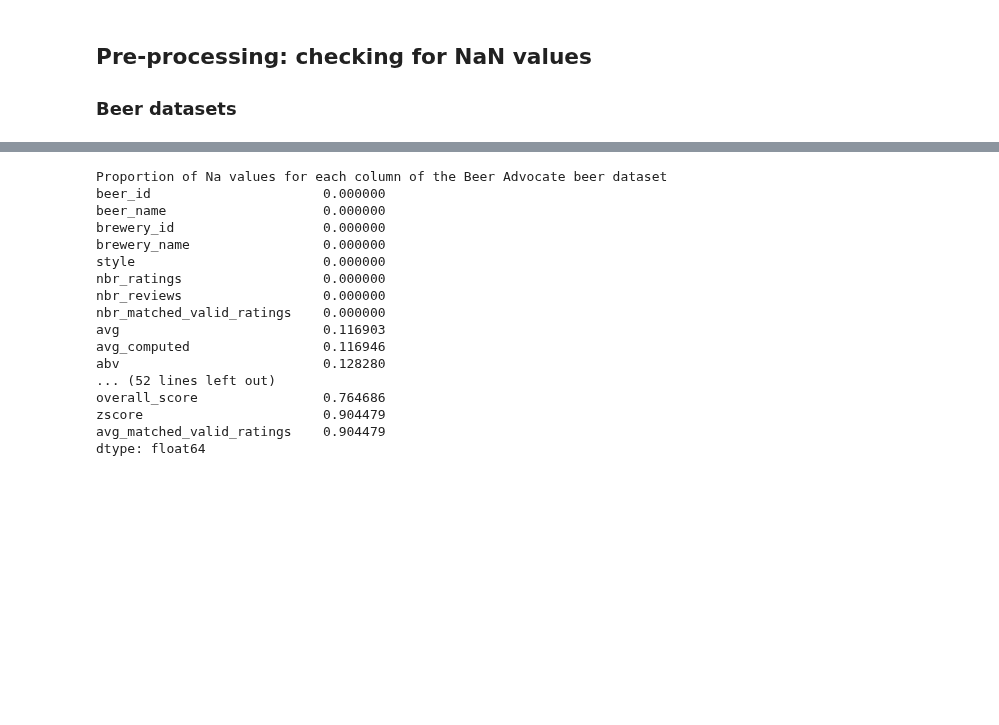
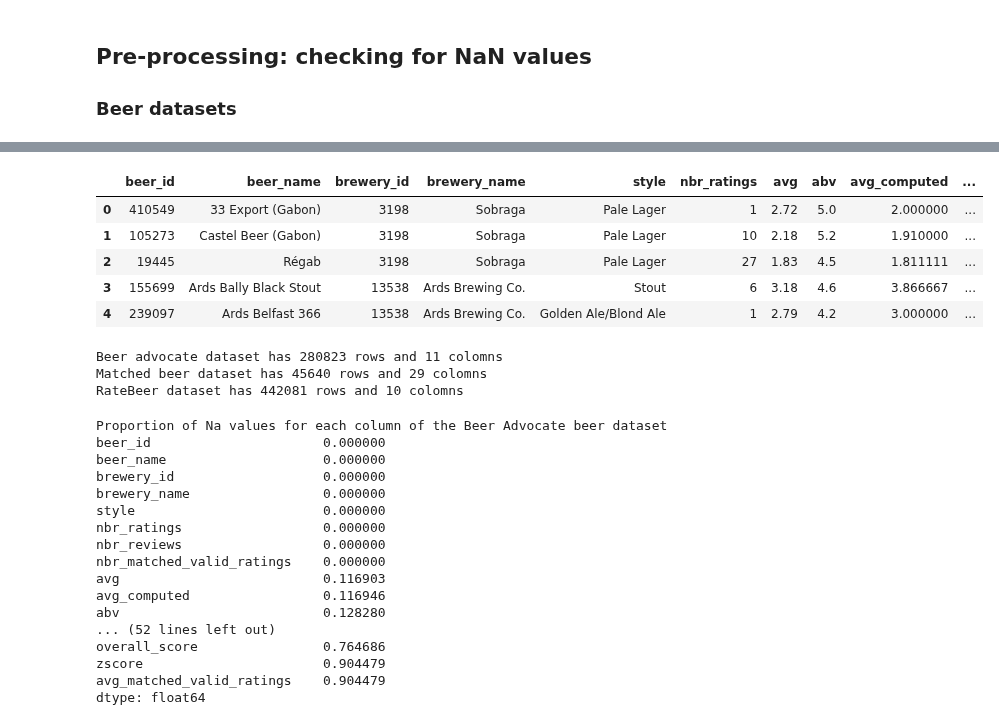
Before and after one commit to epfl-ada/ada-2022-project-hotchocolate, a Jupyter notebook: Notebook.ipynb, the cells around one changed output, grey strips where cells are left out. Cells and saved outputs as stored; diff of their text form; code cells hidden in the pictures; blank space fills up the shorter version.

```diff
--- a/Notebook.ipynb
+++ b/Notebook.ipynb
@@ -59,3 +79,22 @@ df_rb_users = pd.read_csv(DATASET_RATEBEER + 'users.csv')
+# %%
+df_rb_beer.head()
+# %% [output]
+|  | beer_id | beer_name | brewery_id | brewery_name | style | nbr_ratings | avg | abv | avg_computed | ... |
+| 0 | 410549 | 33 Export (Gabon) | 3198 | Sobraga | Pale Lager | 1 | 2.72 | 5.0 | 2.000000 | ... |
+| 1 | 105273 | Castel Beer (Gabon) | 3198 | Sobraga | Pale Lager | 10 | 2.18 | 5.2 | 1.910000 | ... |
+| 2 | 19445 | Régab | 3198 | Sobraga | Pale Lager | 27 | 1.83 | 4.5 | 1.811111 | ... |
+| 3 | 155699 | Ards Bally Black Stout | 13538 | Ards Brewing Co. | Stout | 6 | 3.18 | 4.6 | 3.866667 | ... |
+| 4 | 239097 | Ards Belfast 366 | 13538 | Ards Brewing Co. | Golden Ale/Blond Ale | 1 | 2.79 | 4.2 | 3.000000 | ... |
+# %%
+#Let's check the shape of the datasets:
+
+print("Beer advocate beer dataset has {} rows and {} colomns".format(df_adv_beer.shape[0],df_adv_beer.shape[1]))
+print("Matched beer beer dataset has {} rows and {} colomns".format(df_md_beer.shape[0],df_md_beer.shape[1]))
+print("RateBeer beer dataset has {} rows and {} colomns".format(df_rb_beer.shape[0],df_rb_beer.shape[1]))
+# %% [output]
+Beer advocate dataset has 280823 rows and 11 colomns
+Matched beer dataset has 45640 rows and 29 colomns
+RateBeer dataset has 442081 rows and 10 colomns
 # %%
 #We plot heatmaps for each dataset showing in white where there are NaN values (black: no NaN values)
 
```
Also changed, not shown: parts of 19 cells of this notebook.
